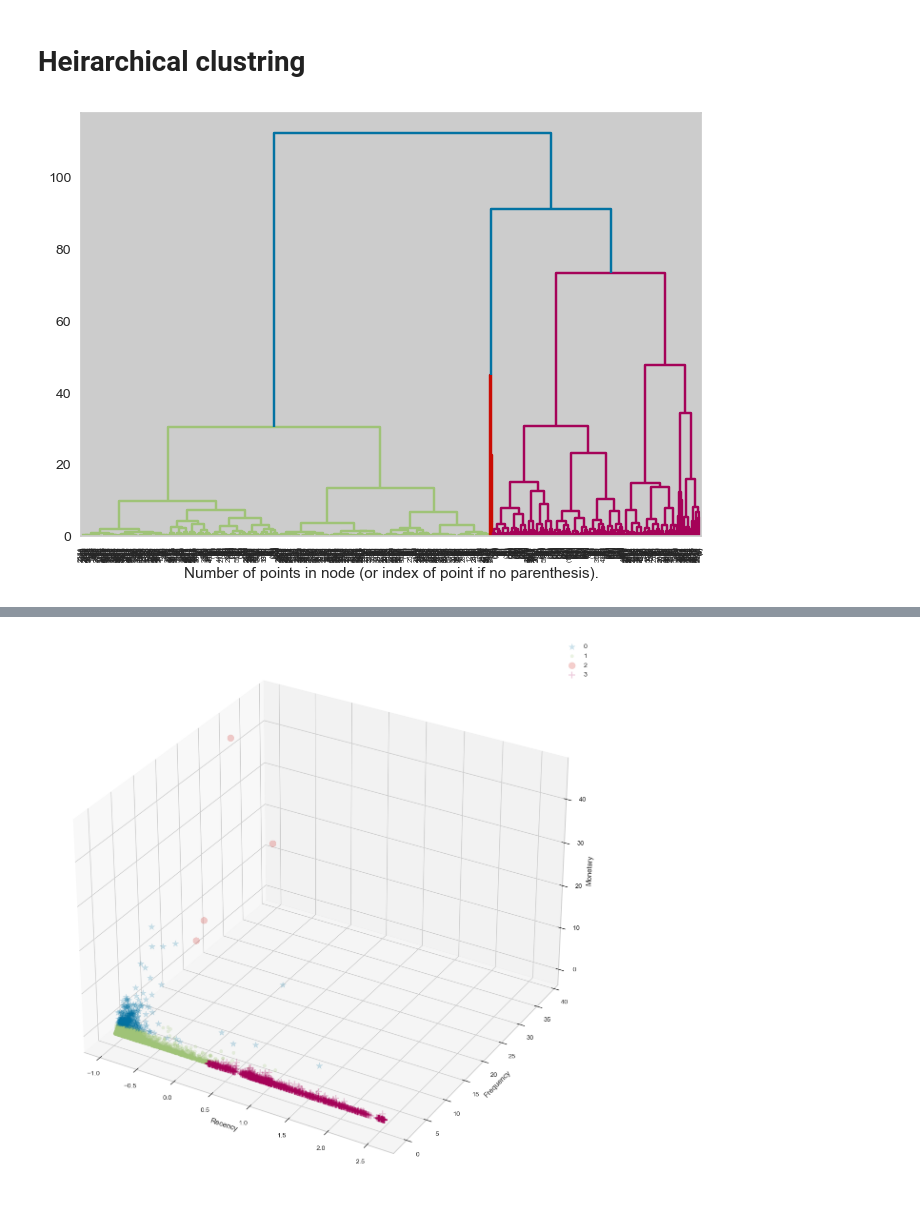
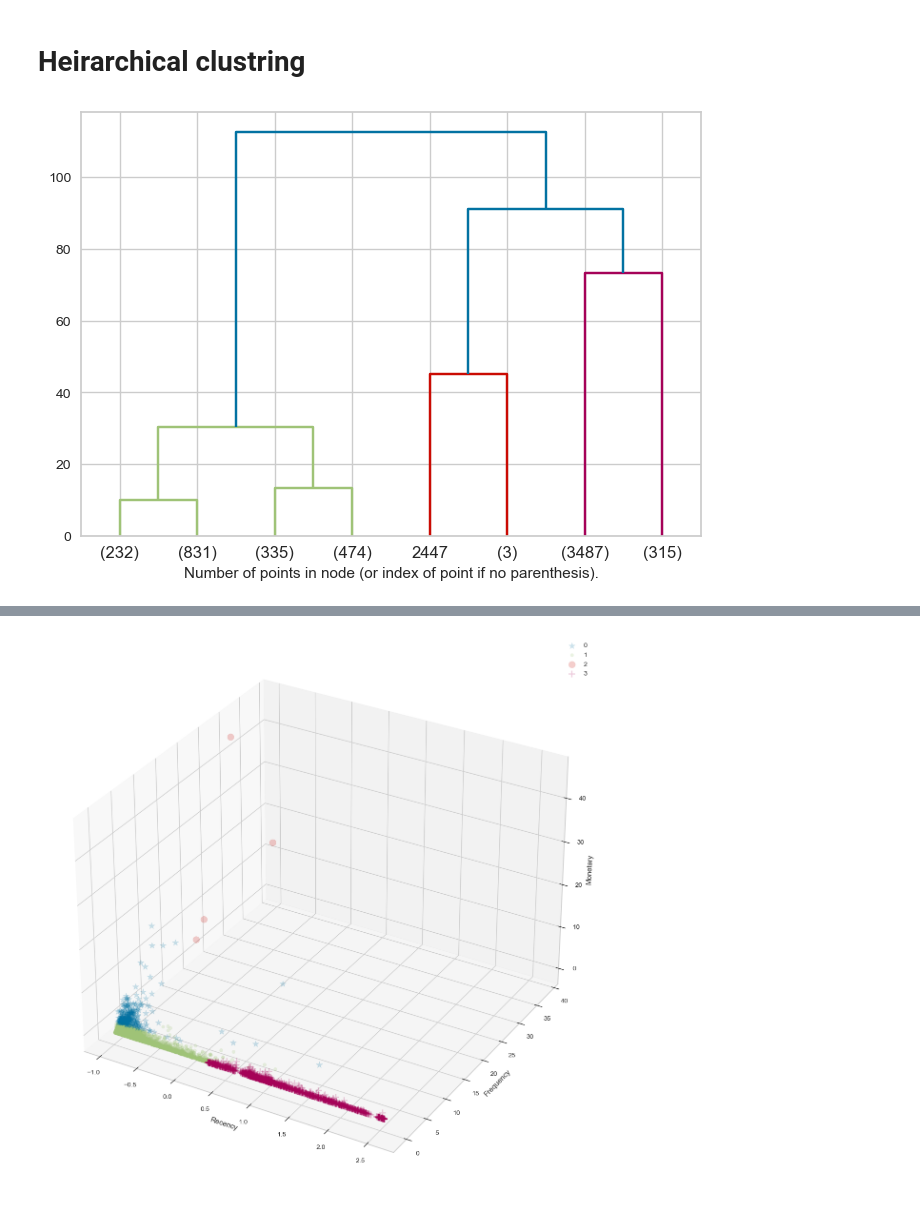
Before and after one commit to Ahmed-Ashraf-Marzouk/RFM-ID-customer-segmentation, a Jupyter notebook: main.ipynb, the cells around one changed output, grey strips where cells are left out. Cells and saved outputs as stored; diff of their text form; code cells hidden in the pictures.

```diff
--- a/main.ipynb
+++ b/main.ipynb
@@ -50,3 +51,0 @@ kmeans.fit(rfm)
-# %%
-kmeans = KMeans(n_clusters=n, max_iter=1000, random_state=1)
-kmeans.fit(rfm)
@@ -132,3 +123,0 @@ dbscan.fit(rfm)
-# %%
-dbscan = DBSCAN(eps=e, min_samples=s)
-dbscan.fit(rfm)
@@ -206,10 +175,11 @@ def plot_dendrogram(model, **kwargs):
     # Plot the corresponding dendrogram
     dendrogram(linkage_matrix, **kwargs)
 # %%
+n = 4
 agl = AgglomerativeClustering(distance_threshold=0, n_clusters=None)
 agl.fit(rfm)
-plot_dendrogram(agl, truncate_mode="level", p=10)
+plot_dendrogram(agl, truncate_mode="level", p=2)
 plt.xlabel("Number of points in node (or index of point if no parenthesis).")
 plt.show()
 # %% [output]
-[figure, old version]
+[figure, new version]
```
Also changed, not shown: parts of 19 cells of this notebook.
